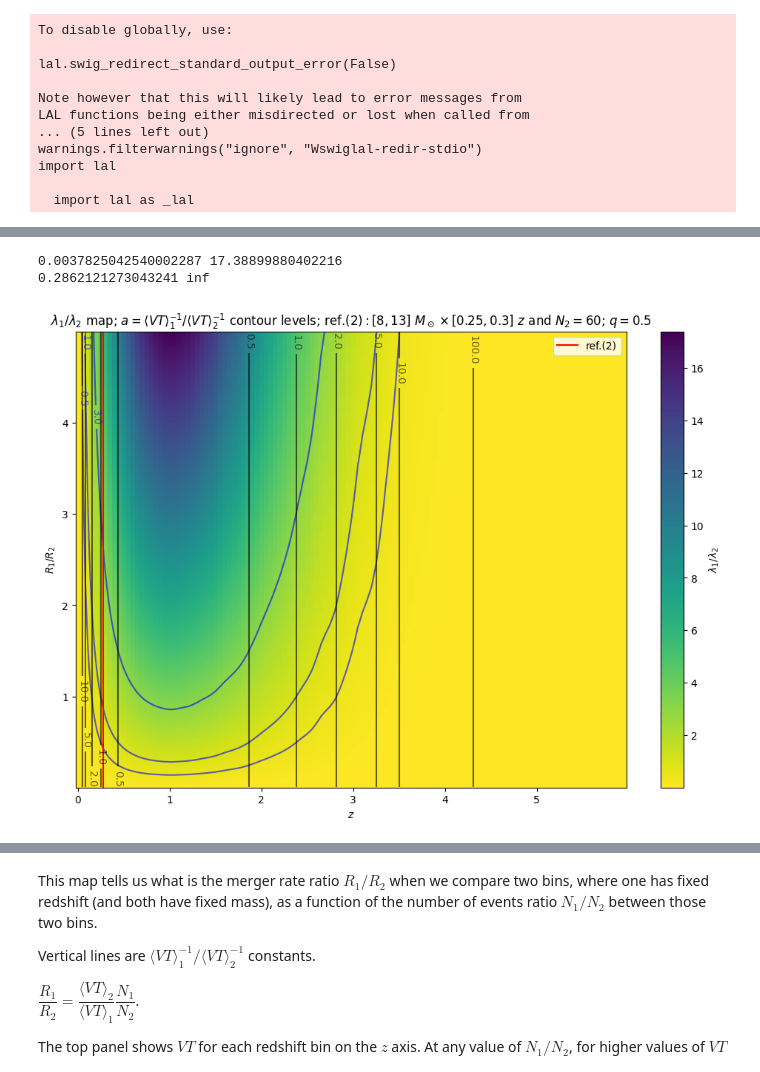
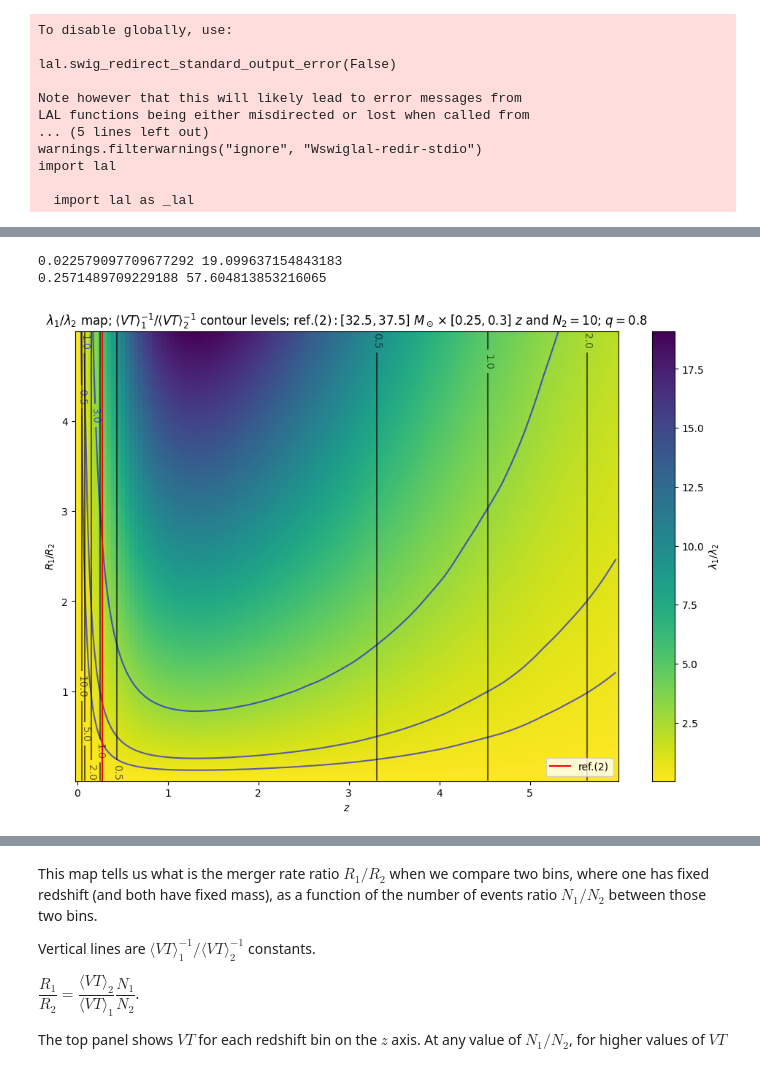
Before and after one commit to F3Solid/master_thesis, a Jupyter notebook: bin_comparison_map_1.ipynb, the cells around one changed output, grey strips where cells are left out. Saved outputs shown, nothing was run; the diff lists cells and outputs as text; code cells hidden in the pictures.

```diff
--- a/bin_comparison_map_1.ipynb
+++ b/bin_comparison_map_1.ipynb
@@ -27,17 +24,17 @@ import lal
 
   import lal as _lal
 # %%
-minf, msup = 8, 13
+mc, mw = 35, 5
+minf, msup = mc - mw / 2, mc + mw / 2
 # zw = 0.01 # Width of redshift bins
 zw = 0.05
-q = 0.5 # # q = m2 / m1, with m2 <= m1
+q = 0.8 # q = m2 / m1, with m2 <= m1
 
 T_obs = 1
 
 zinf_axis = np.arange(0, 6, zw)
 bins_axis = [MZQbin(minf, msup, zinf, zinf + zw, q) for zinf in zinf_axis]
 R1_R2_axis = np.arange(0.01, 5, 0.01)
-
 N1_N2_axis = np.arange(0.01, 10, 0.02)
 
 cl = 0.95
@@ -63,6 +45,6 @@ if __name__ == '__main__':
 # %%
 zref = 0.25 # Reference redshift (inferior limit of reference redshift bin)
 bin2_ref = MZQbin(minf, msup, zref, zref + zw, q)
-N2_ref = 60
+N2_ref = 10
 bin2_ref.VTmc(T_obs)
 # %% [output]
@@ -109,44 +86,44 @@ for i, _ in enumerate(R1_R2_axis):
 print(np.min(alpha_CI_array[:, :, 1]), np.max(alpha_CI_array[:, :, 1]))
 print(np.min(alpha_a_array), np.max(alpha_a_array))
 # %% [output]
-0.0037825042540002287 17.38899880402216
-0.2862121273043241 inf
+0.022579097709677292 19.099637154843183
+0.2571489709229188 57.604813853216065
 # %%
 fig, ax = plt.subplots(figsize=(12, 8))
 
-ax.set_title(r'$\lambda_1 / \lambda_2$ map; $a = \langle VT \rangle_1^{{-1}} / \langle VT \rangle_2^{{-1}}$ contour levels; $\text{{ref.(2)}}: [{0}, {1}]\ M_\odot \times [{2}, {3}]\ z$ and $N_2 = {4}$; $q = {5}$'.format(bin2_ref.minf,
-                                                                                                                                                                                                                     bin2_ref.msup,
-                                                                                                                                                                                                                     bin2_ref.zinf,
-                                                                                                                                                                                                                     np.format_float_positional(bin2_ref.zsup, 3),
-                                                                                                                                                                                                                     N2_ref,
-                                                                                                                                                                                                                     q))
+ax.set_title(r'$\lambda_1 / \lambda_2$ map; $\langle VT \rangle_1^{{-1}} / \langle VT \rangle_2^{{-1}}$ contour levels; $\text{{ref.(2)}}: [{0}, {1}]\ M_\odot \times [{2}, {3}]\ z$ and $N_2 = {4}$; $q = {5}$'.format(bin2_ref.minf,
+                                                                                                                                                                                                                        bin2_ref.msup,
+                                                                                                                                                                                                                        bin2_ref.zinf,
+                                                                                                                                                                                                                        np.format_float_positional(bin2_ref.zsup, 3),
+                                                                                                                                                                                                                        N2_ref,
+                                                                                                                                                                                                                        q))
 ax.set_xlabel(r'$z$')
 ax.set_ylabel(r'$R_1 / R_2$')
 
 # lambda_1 / lamba_2 color map
 cmap = plt.colormaps['viridis_r']
 im = ax.pcolormesh(zinf_axis, R1_R2_axis, alpha_CI_array[:, :, 1],
                    cmap=cmap)
 fig.colorbar(im, ax=ax, label=r'$\lambda_1 / \lambda_2$')
 
 # N1/N2 Contour levels
 cf = ax.contour(zinf_axis, R1_R2_axis, alpha_CI_array[:, :, 1],
                 levels=[0.5, 1, 3], colors='blue', alpha=0.6)
 ax.clabel(cf)
 
 # a contour levels
 cf = ax.contour(zinf_axis, R1_R2_axis, alpha_a_array,
                 levels=[0.5, 1, 2, 5, 10, 100], colors='black', alpha=0.6)
 ax.clabel(cf)
 
 # Reference line for the reference bin
 ax.axvline((bin2_ref.zinf + bin2_ref.zsup) / 2, color='red', label='ref.(2)')
 
 ax.legend()
 
 plt.show()
 # %% [output]
-[figure, old version]
+[figure, new version]
 # %%
 fig, ax = plt.subplots(figsize=(12, 8))
 
```
Also changed, not shown: parts of 21 cells of this notebook, 5 other files.
